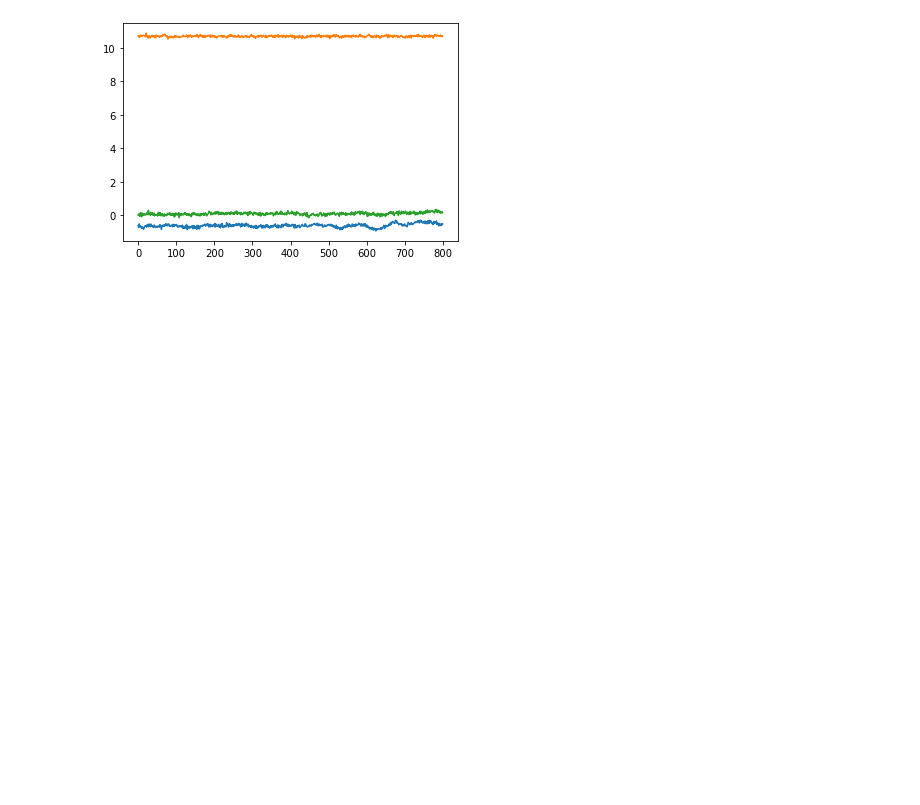
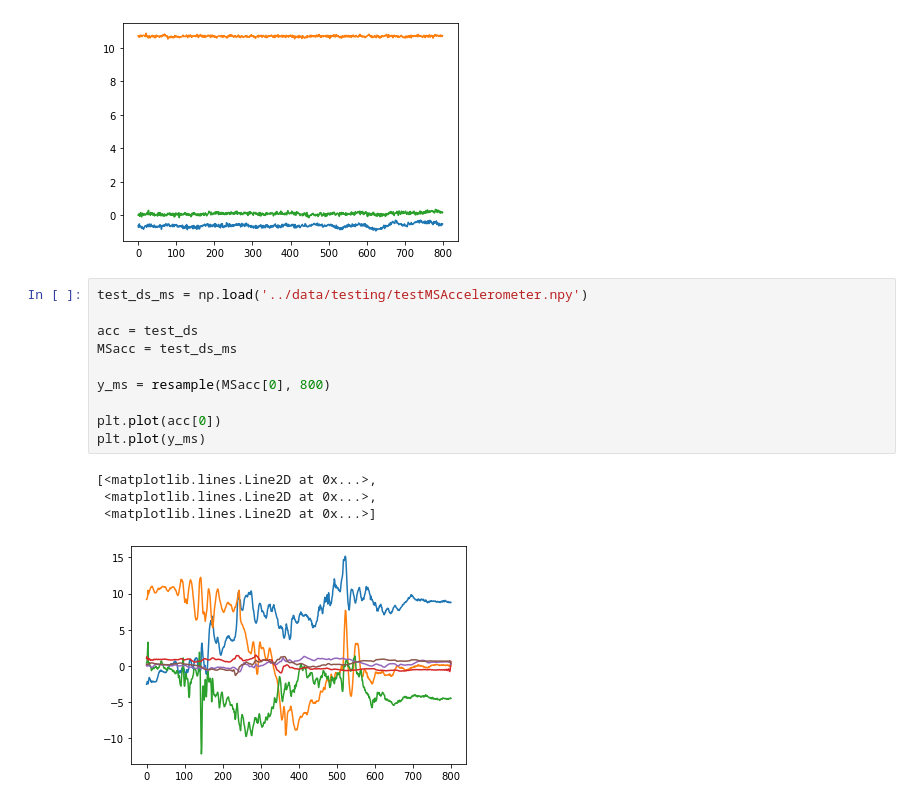
Before and after one commit to stumbi/medical_data_science, a Jupyter notebook: notebooks/Untitled.ipynb, the cells around one changed output. Drawn from its saved outputs; the diff is of its cells as text; blank space fills up the shorter version.

```diff
--- a/notebooks/Untitled.ipynb
+++ b/notebooks/Untitled.ipynb
@@ -47,3 +48,18 @@ fig = plt.plot(test_ds[1,:,:])
 fig = plt.plot(test_ds[:,:,:])
 # %% [output]
 [figure]
+# %%
+test_ds_ms = np.load('../data/testing/testMSAccelerometer.npy')
+
+acc = test_ds
+MSacc = test_ds_ms
+
+y_ms = resample(MSacc[0], 800)
+
+plt.plot(acc[0])
+plt.plot(y_ms)
+# %% [output]
+[<matplotlib.lines.Line2D at 0x...>,
+ <matplotlib.lines.Line2D at 0x...>,
+ <matplotlib.lines.Line2D at 0x...>]
+[figure, added]
```
Also changed, not shown: parts of 1 cell of this notebook, 1 other file.
